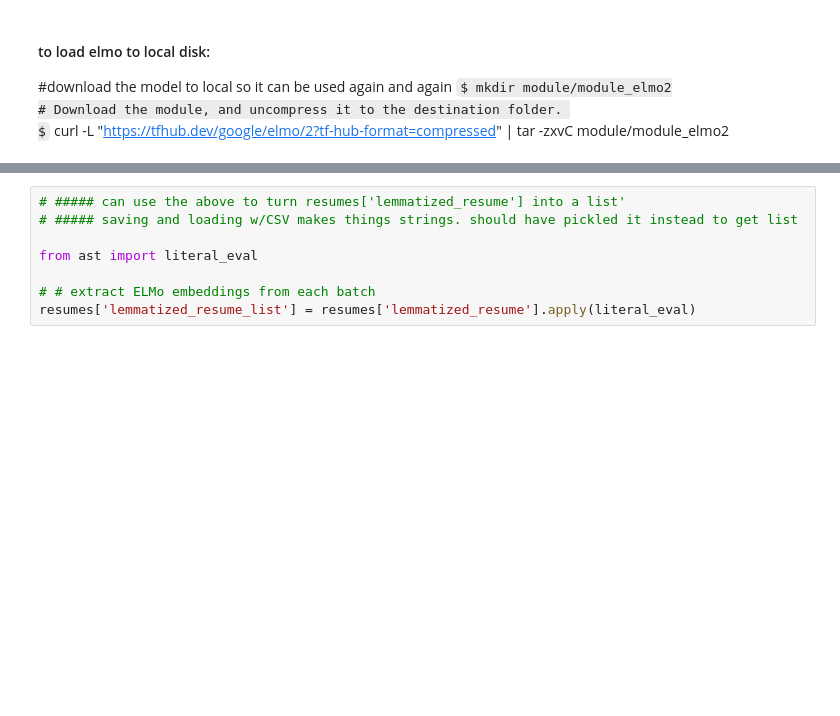
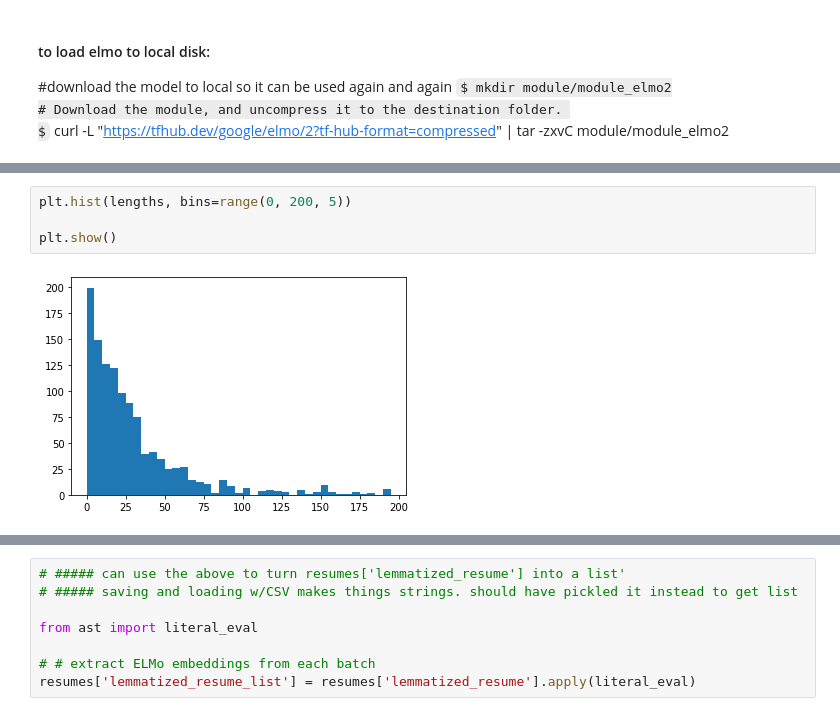
Before and after one commit to rskuzma/NLP_projects, a Jupyter notebook: job_recommender_project/kaggle_data_ELMo.ipynb, the cells around one changed output, grey strips where cells are left out. Saved outputs shown, nothing was run; the diff lists cells and outputs as text; some formulas as TeX source; blank space fills up the shorter version.

```diff
--- a/job_recommender_project/kaggle_data_ELMo.ipynb
+++ b/job_recommender_project/kaggle_data_ELMo.ipynb
@@ -25,0 +133,6 @@ resumes = pd.read_csv(ec2_resumes_path)
+# %%
+plt.hist(lengths, bins=range(0, 200, 5))
+
+plt.show()
+# %% [output]
+[figure, added]
```
Also changed, not shown: parts of 56 cells of this notebook.
